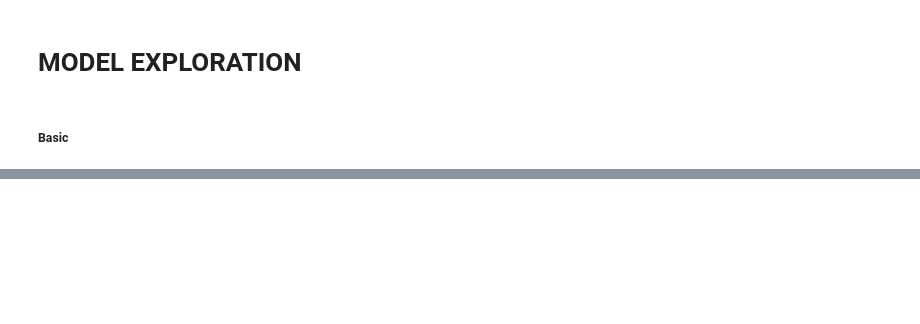
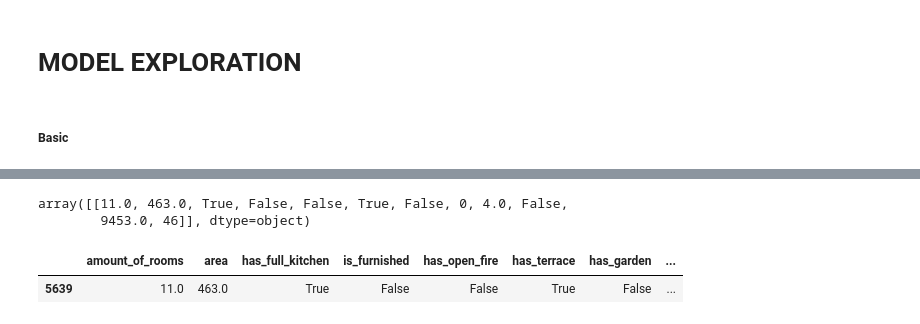
Before and after one commit to FrederickFranck/challenge-deployment, a Jupyter notebook: project/explore.ipynb, the cells around one changed output, grey strips where cells are left out. Saved outputs shown, nothing was run; the diff lists cells and outputs as text; code cells hidden in the pictures; blank space fills up the shorter version.

```diff
--- a/project/explore.ipynb
+++ b/project/explore.ipynb
@@ -140,3 +147,19 @@ reg.score(X_test,y_test)
+# %%
+#reg.predict(X_test.loc[0])
+x = X_test.iloc[0].values.reshape(1,-1)
+reg.predict(x)
+# %% [output]
+array([[11.0, 463.0, True, False, False, True, False, 0, 4.0, False,
+        9453.0, 46]], dtype=object)
+# %%
+p = X_test.iloc[0]
+x = pd.DataFrame(p)
+x = x.transpose()
+x
+#reg.predict(x)
+# %% [output]
+|  | amount_of_rooms | area | has_full_kitchen | is_furnished | has_open_fire | has_terrace | has_garden | ... |
+| 5639 | 11.0 | 463.0 | True | False | False | True | False | ... |
 # %%
 from sklearn.svm import SVR
 from sklearn.pipeline import make_pipeline
```
Also changed, not shown: parts of 8 cells of this notebook, 9 other files.
